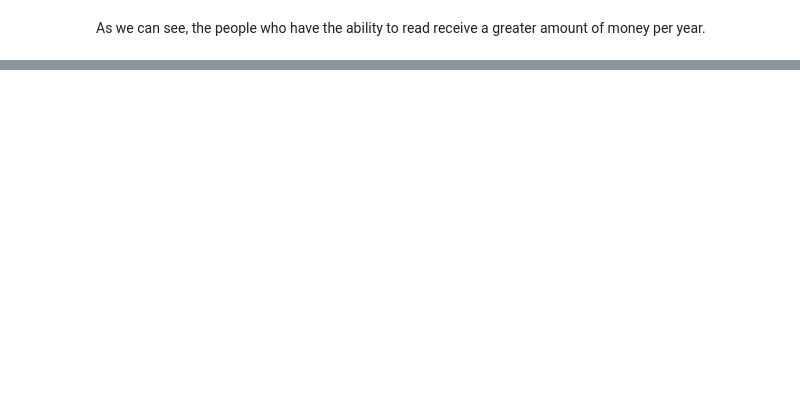
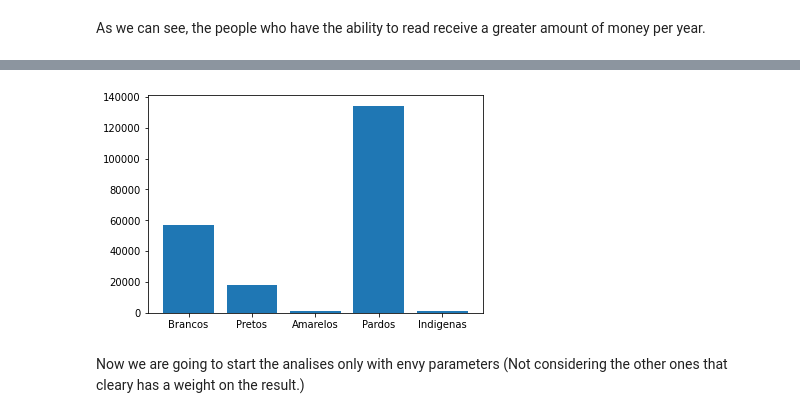
Before and after one commit to Bocampagni/Applied-mathematics, a Jupyter notebook: clustering/poverty_mpi.ipynb, the cells around one changed output, grey strips where cells are left out. Drawn from its saved outputs; the diff is of its cells as text; code cells hidden in the pictures; blank space fills up the shorter version.

```diff
--- a/clustering/poverty_mpi.ipynb
+++ b/clustering/poverty_mpi.ipynb
@@ -99,0 +232,18 @@ As we can see, the people who have the ability to read receive a greater amount
+# %%
+brancos = len(cad_unico[cad_unico.cod_raca_cor_pessoa == 1])
+pretos = len(cad_unico[cad_unico.cod_raca_cor_pessoa == 2])
+amarelos = len(cad_unico[cad_unico.cod_raca_cor_pessoa == 3])
+pardos =len(cad_unico[cad_unico.cod_raca_cor_pessoa == 4])
+indigenas =len(cad_unico[cad_unico.cod_raca_cor_pessoa == 5])
+
+# Plotting the race data
+data = [brancos, pretos, amarelos, pardos, indigenas]
+groups = ('Brancos', 'Pretos', 'Amarelos','Pardos','Indigenas')
+y_pos = np.arange(len(groups))
+plt.bar(y_pos, data)
+plt.xticks(y_pos, groups)
+plt.show()
+# %% [output]
+[figure, added]
+# %% [markdown]
+Now we are going to start the analises only with envy parameters (Not considering the other ones that cleary has a weight on the result.)
```
Also changed, not shown: parts of 23 cells of this notebook.
